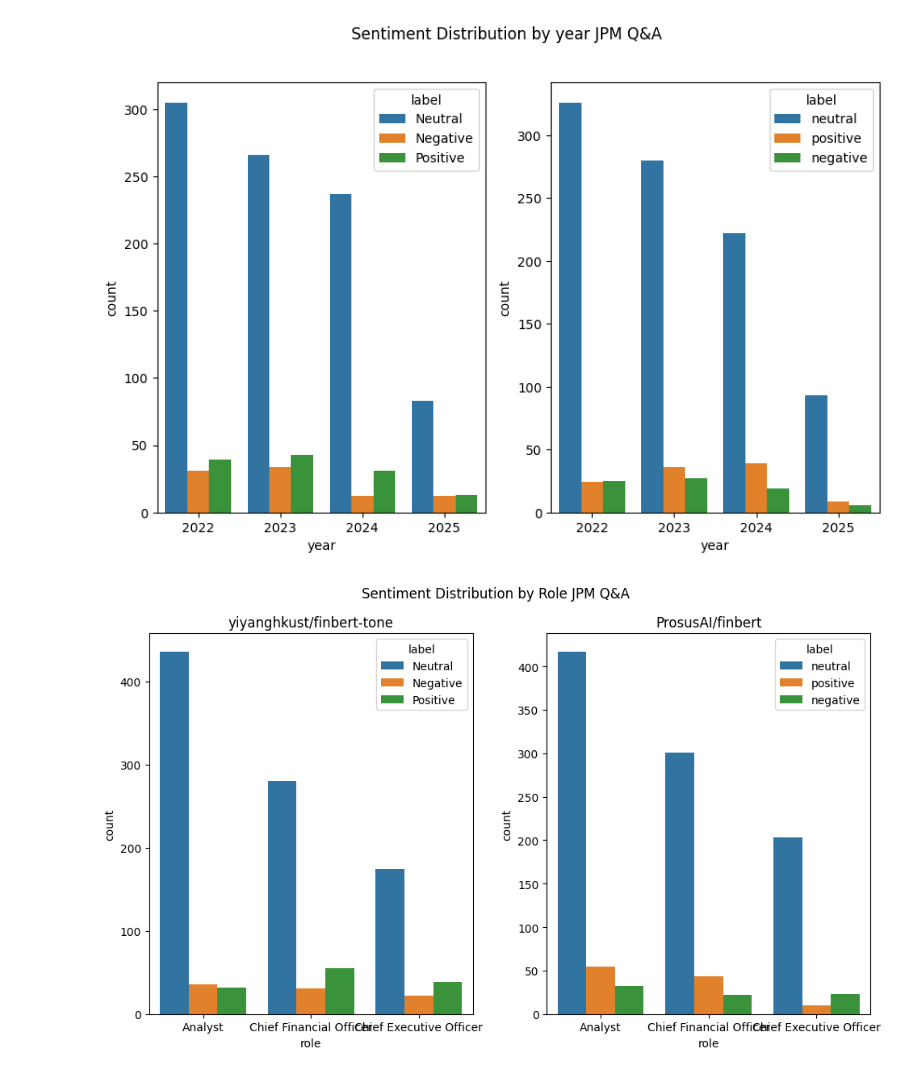
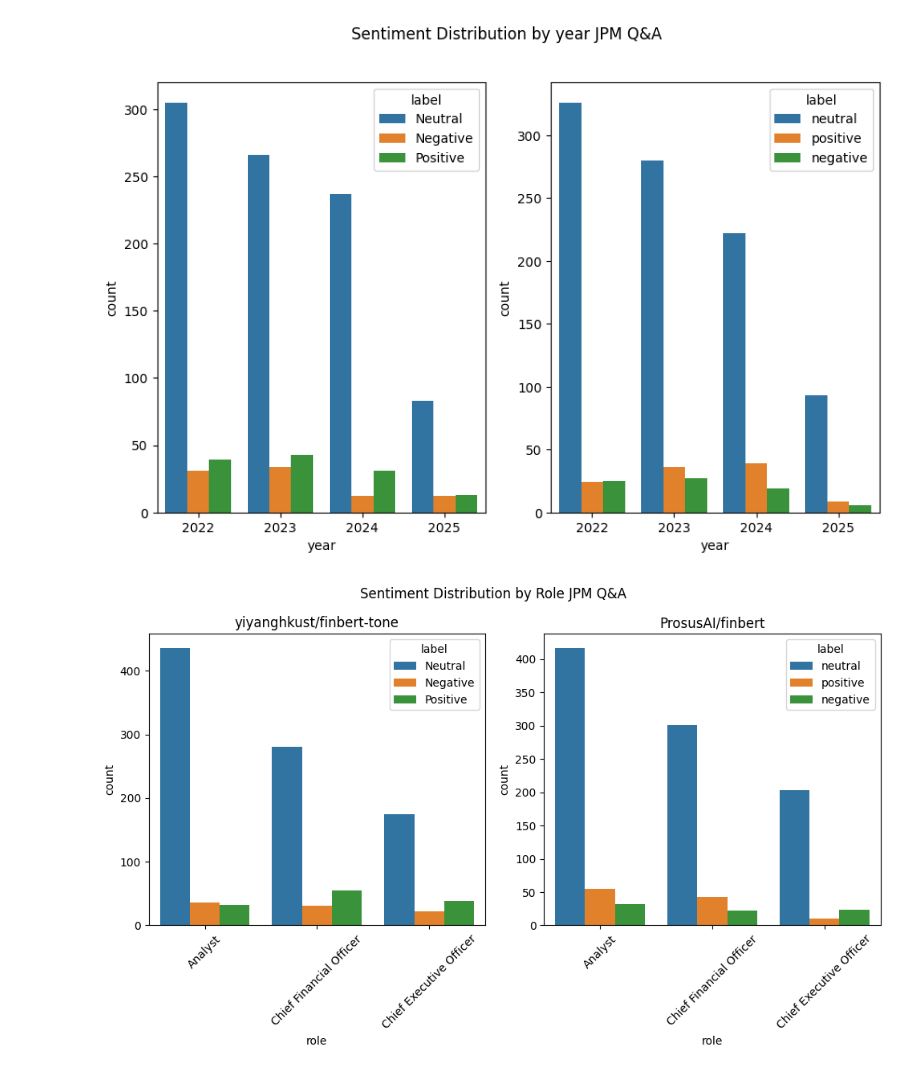
Before and after one commit to EErlando/Quarterly-Bytes, a Jupyter notebook: notebooks/2_exploratory_data_analysis/JKW_Sentiment_Analysis.ipynb, the cells around one changed output. Drawn from its saved outputs; the diff is of its cells as text; code cells hidden in the pictures.

```diff
--- a/notebooks/2_exploratory_data_analysis/JKW_Sentiment_Analysis.ipynb
+++ b/notebooks/2_exploratory_data_analysis/JKW_Sentiment_Analysis.ipynb
@@ -1077,11 +1077,13 @@ plt.show()
 # %%
 fig, ax = plt.subplots(1,2,figsize=(10, 6))
 sns.countplot(df_scored_qa_jpm_kust, x="role", hue = 'label', ax=ax[0])
 sns.countplot(df_scored_qa_jpm_prosus, x="role", hue = 'label', ax=ax[1])
 ax[0].set_title("yiyanghkust/finbert-tone")
 ax[1].set_title("ProsusAI/finbert")
+ax[0].tick_params(axis='x', rotation=45)
+ax[1].tick_params(axis='x', rotation=45)
 plt.suptitle("Sentiment Distribution by Role JPM Q&A")
 plt.tight_layout()
 plt.show()
 # %% [output]
-[figure, old version]
+[figure, new version]
```
Also changed, not shown: parts of 2 cells of this notebook.
